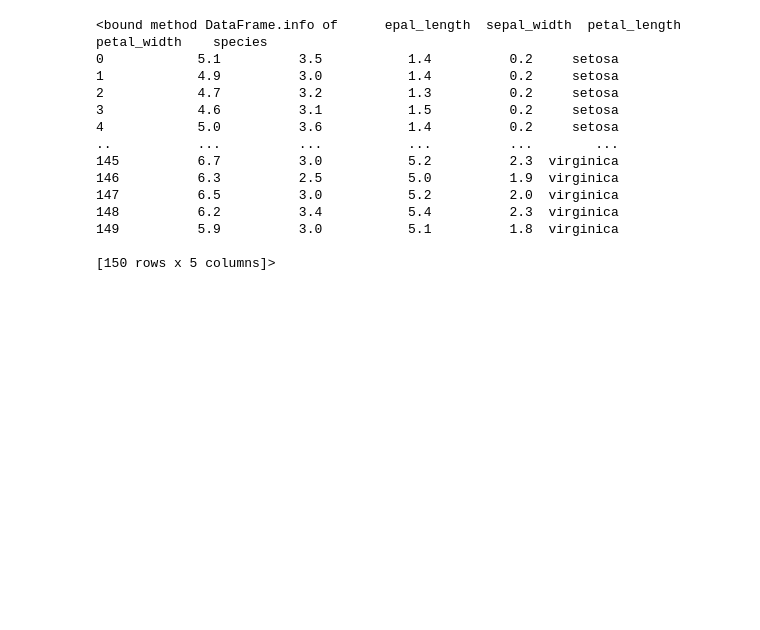
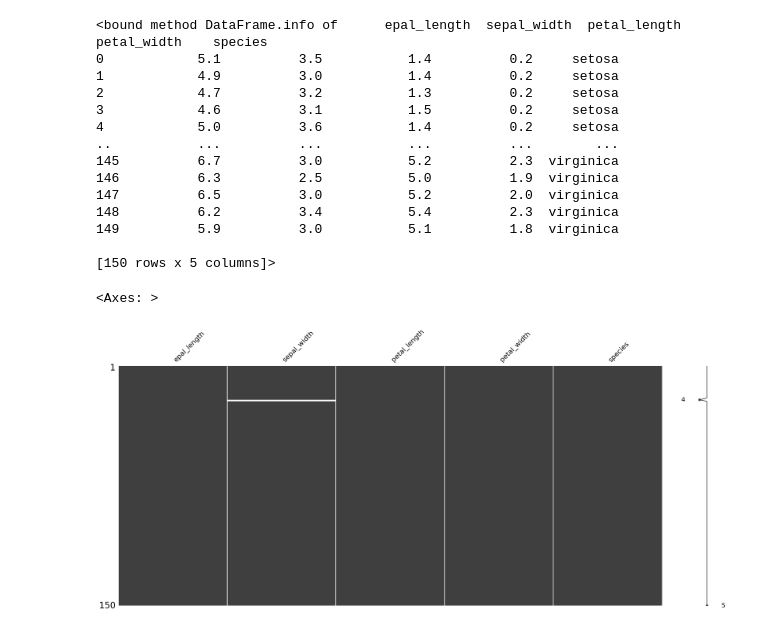
Before and after one commit to MiguelAngel3378/CURSO_ANALISIS_BD2, a Jupyter notebook: m4_pandas/iris_null.ipynb, the cells around one changed output. Cells and saved outputs as stored; diff of their text form; code cells hidden in the pictures; blank space fills up the shorter version.

```diff
--- a/m4_pandas/iris_null.ipynb
+++ b/m4_pandas/iris_null.ipynb
@@ -145,0 +148,5 @@ df.to_csv('../data/iris_null.csv', index=False)
+# %%
+msno.matrix(df)
+# %% [output]
+<Axes: >
+[figure, added]
```
Also changed, not shown: parts of 1 cell of this notebook.
